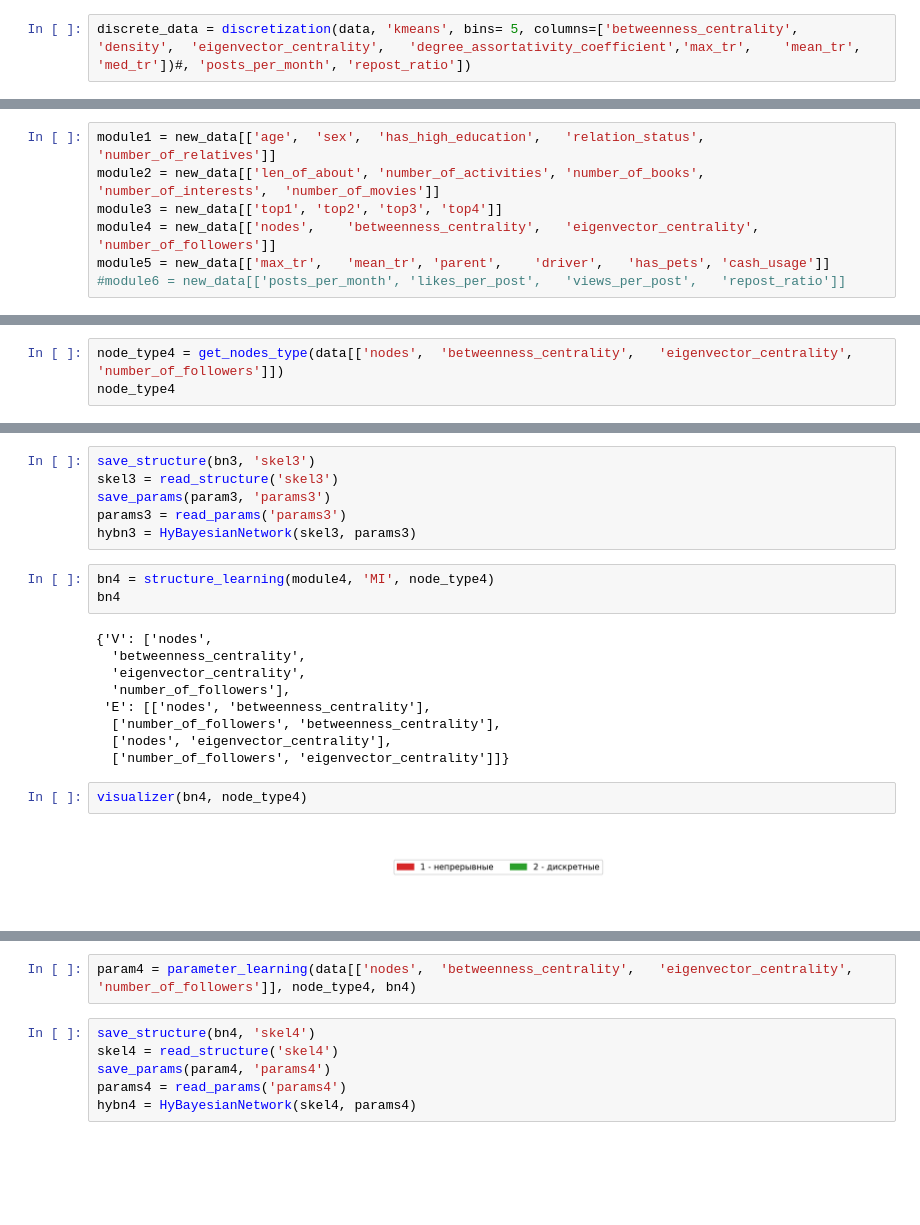
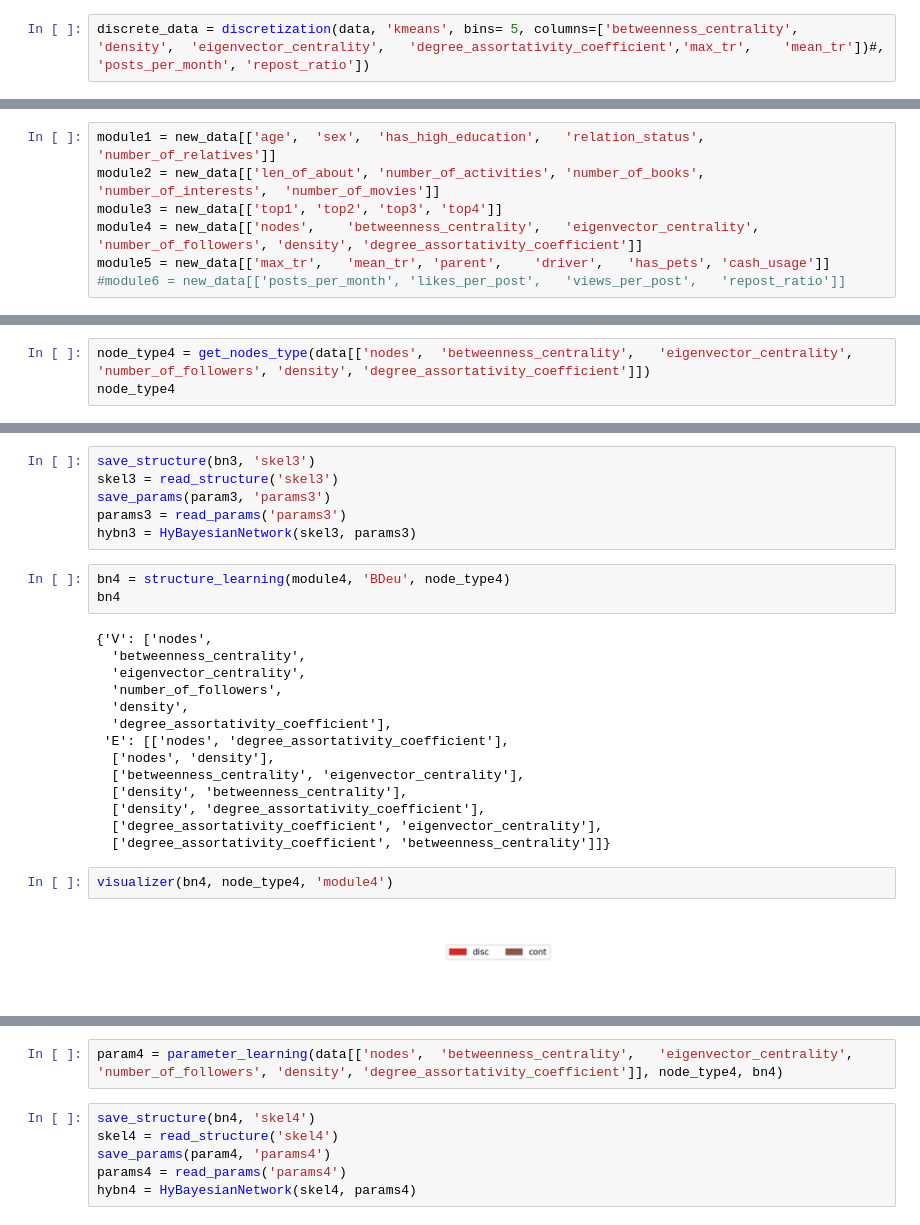
Before and after one commit to aimclub/BAMT, a Jupyter notebook: Example_synth_data.ipynb, the cells around one changed output, grey strips where cells are left out. Saved outputs shown, nothing was run; the diff lists cells and outputs as text; blank space fills up the shorter version.

```diff
--- a/Example_synth_data.ipynb
+++ b/Example_synth_data.ipynb
@@ -87,12 +44,12 @@ data = data[['age',	'sex',	'has_high_education',	'relation_status',	'number_of_r
 # %%
-discrete_data = discretization(data, 'kmeans', bins= 5, columns=['betweenness_centrality',	'density',	'eigenvector_centrality',	'degree_assortativity_coefficient','max_tr',	'mean_tr',	'med_tr'])#, 'posts_per_month', 'repost_ratio'])
+discrete_data = discretization(data, 'kmeans', bins= 5, columns=['betweenness_centrality',	'density',	'eigenvector_centrality',	'degree_assortativity_coefficient','max_tr',	'mean_tr'])#, 'posts_per_month', 'repost_ratio'])
 # %%
 new_data = code_categories(discrete_data, ['top1', 'top2', 'top3', 'top4'])
 # %%
 module1 = new_data[['age',	'sex',	'has_high_education',	'relation_status',	'number_of_relatives']]
 module2 = new_data[['len_of_about',	'number_of_activities',	'number_of_books',	'number_of_interests',	'number_of_movies']]
 module3 = new_data[['top1', 'top2', 'top3', 'top4']]
-module4 = new_data[['nodes',	'betweenness_centrality',	'eigenvector_centrality', 'number_of_followers']]
+module4 = new_data[['nodes',	'betweenness_centrality',	'eigenvector_centrality', 'number_of_followers', 'density', 'degree_assortativity_coefficient']]
 module5 = new_data[['max_tr',	'mean_tr', 'parent',	'driver',	'has_pets',	'cash_usage']]
 #module6 = new_data[['posts_per_month',	'likes_per_post',	'views_per_post',	'repost_ratio']]
 # %%
@@ -119,7 +76,7 @@ node_type3
 # %% [output]
 {'top1': 'disc', 'top2': 'disc', 'top3': 'disc', 'top4': 'disc'}
 # %%
-node_type4 = get_nodes_type(data[['nodes',	'betweenness_centrality',	'eigenvector_centrality', 'number_of_followers']])
+node_type4 = get_nodes_type(data[['nodes',	'betweenness_centrality',	'eigenvector_centrality', 'number_of_followers', 'density', 'degree_assortativity_coefficient']])
 node_type4
 # %% [output]
 {'nodes': 'disc',
@@ -217,24 +190,29 @@ save_params(param3, 'params3')
 params3 = read_params('params3')
 hybn3 = HyBayesianNetwork(skel3, params3)
 # %%
-bn4 = structure_learning(module4, 'MI', node_type4)
+bn4 = structure_learning(module4, 'BDeu', node_type4)
 bn4
 # %% [output]
 {'V': ['nodes',
   'betweenness_centrality',
   'eigenvector_centrality',
-  'number_of_followers'],
- 'E': [['nodes', 'betweenness_centrality'],
-  ['number_of_followers', 'betweenness_centrality'],
-  ['nodes', 'eigenvector_centrality'],
-  ['number_of_followers', 'eigenvector_centrality']]}
+  'number_of_followers',
+  'density',
+  'degree_assortativity_coefficient'],
+ 'E': [['nodes', 'degree_assortativity_coefficient'],
+  ['nodes', 'density'],
+  ['betweenness_centrality', 'eigenvector_centrality'],
+  ['density', 'betweenness_centrality'],
+  ['density', 'degree_assortativity_coefficient'],
+  ['degree_assortativity_coefficient', 'eigenvector_centrality'],
+  ['degree_assortativity_coefficient', 'betweenness_centrality']]}
 # %%
-visualizer(bn4, node_type4)
+visualizer(bn4, node_type4, 'module4')
 # %% [output]
-[figure, old version]
+[figure, new version]
 [interactive output not drawn]
 # %%
-param4 = parameter_learning(data[['nodes',	'betweenness_centrality',	'eigenvector_centrality', 'number_of_followers']], node_type4, bn4)
+param4 = parameter_learning(data[['nodes',	'betweenness_centrality',	'eigenvector_centrality', 'number_of_followers', 'density', 'degree_assortativity_coefficient']], node_type4, bn4)
 # %%
 save_structure(bn4, 'skel4')
 skel4 = read_structure('skel4')
```
Also changed, not shown: parts of 45 cells of this notebook, 3 other files.
